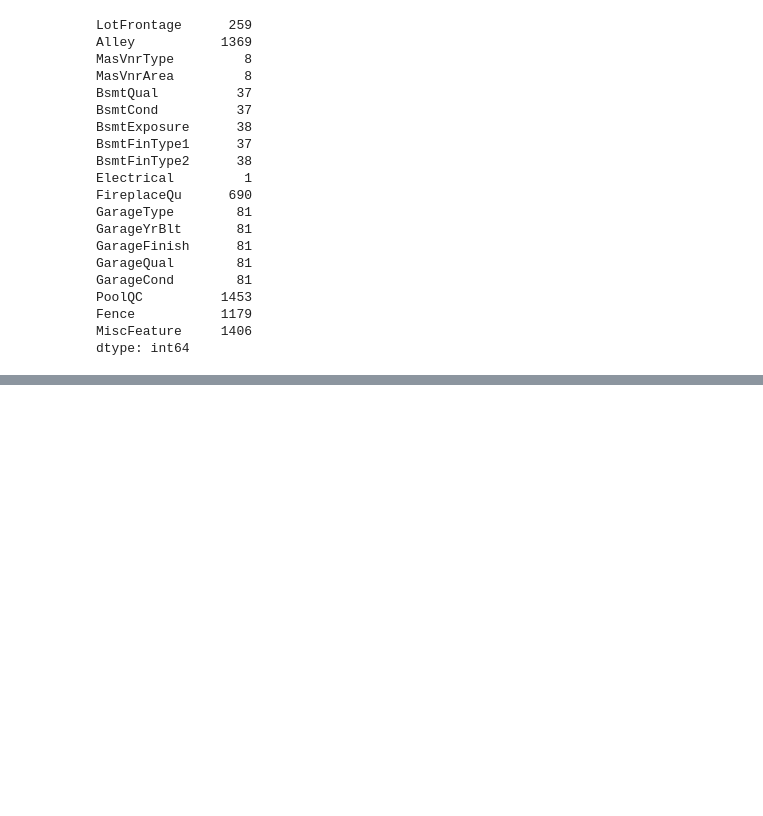
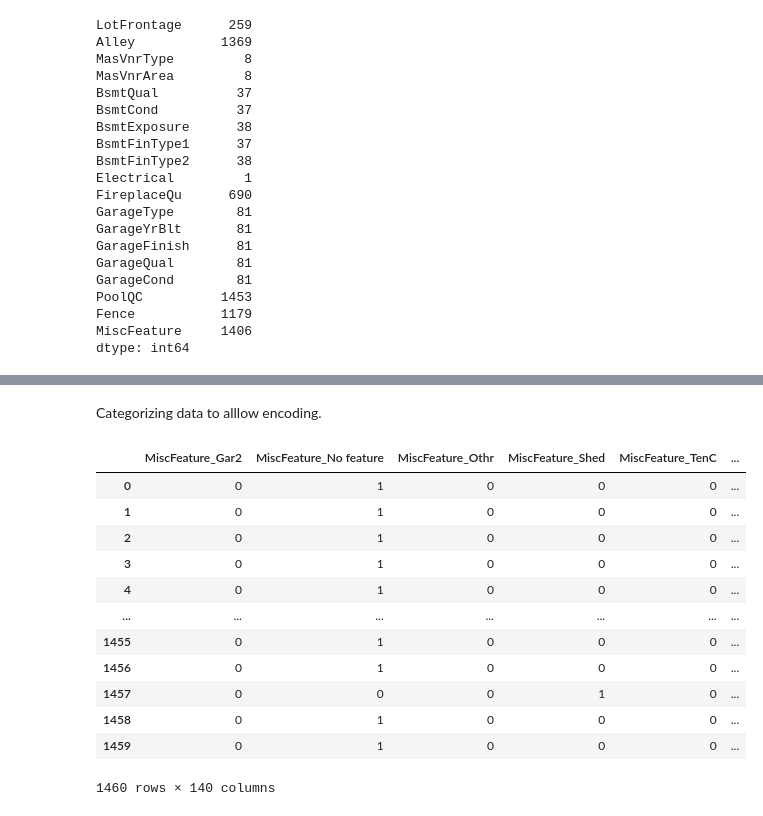
Before and after one commit to Magnus-Wangari/Machine-learning-algorithms, a Jupyter notebook: Task2.ipynb, the cells around one changed output, grey strips where cells are left out. Drawn from its saved outputs; the diff is of its cells as text; code cells hidden in the pictures; blank space fills up the shorter version.

```diff
--- a/Task2.ipynb
+++ b/Task2.ipynb
@@ -131,9 +137,25 @@ categorical_data.head()
+# %% [markdown]
+Categorizing data to alllow encoding.
 # %%
-data_copy=categorical_data.copy()
+data_copy = categorical_data.copy()
 
 data_copy = pd.concat([pd.get_dummies(data_copy[nominal]),data_copy],axis=1)
 data_copy.drop(nominal,axis=1,inplace=True)
 #data_copy
-new_data = pd.concat([data_copy,data[numerical],data[target]],axis=1)
-new_data
+data = pd.concat([data_copy,data[numerical],data[target]],axis=1)
+data
+# %% [output]
+|  | MiscFeature_Gar2 | MiscFeature_No feature | MiscFeature_Othr | MiscFeature_Shed | MiscFeature_TenC | ... |
+| 0 | 0 | 1 | 0 | 0 | 0 | ... |
+| 1 | 0 | 1 | 0 | 0 | 0 | ... |
+| 2 | 0 | 1 | 0 | 0 | 0 | ... |
+| 3 | 0 | 1 | 0 | 0 | 0 | ... |
+| 4 | 0 | 1 | 0 | 0 | 0 | ... |
+| ... | ... | ... | ... | ... | ... | ... |
+| 1455 | 0 | 1 | 0 | 0 | 0 | ... |
+| 1456 | 0 | 1 | 0 | 0 | 0 | ... |
+| 1457 | 0 | 0 | 0 | 1 | 0 | ... |
+| 1458 | 0 | 1 | 0 | 0 | 0 | ... |
+| 1459 | 0 | 1 | 0 | 0 | 0 | ... |
+1460 rows × 140 columns
 # %%
```
Also changed, not shown: parts of 11 cells of this notebook.
